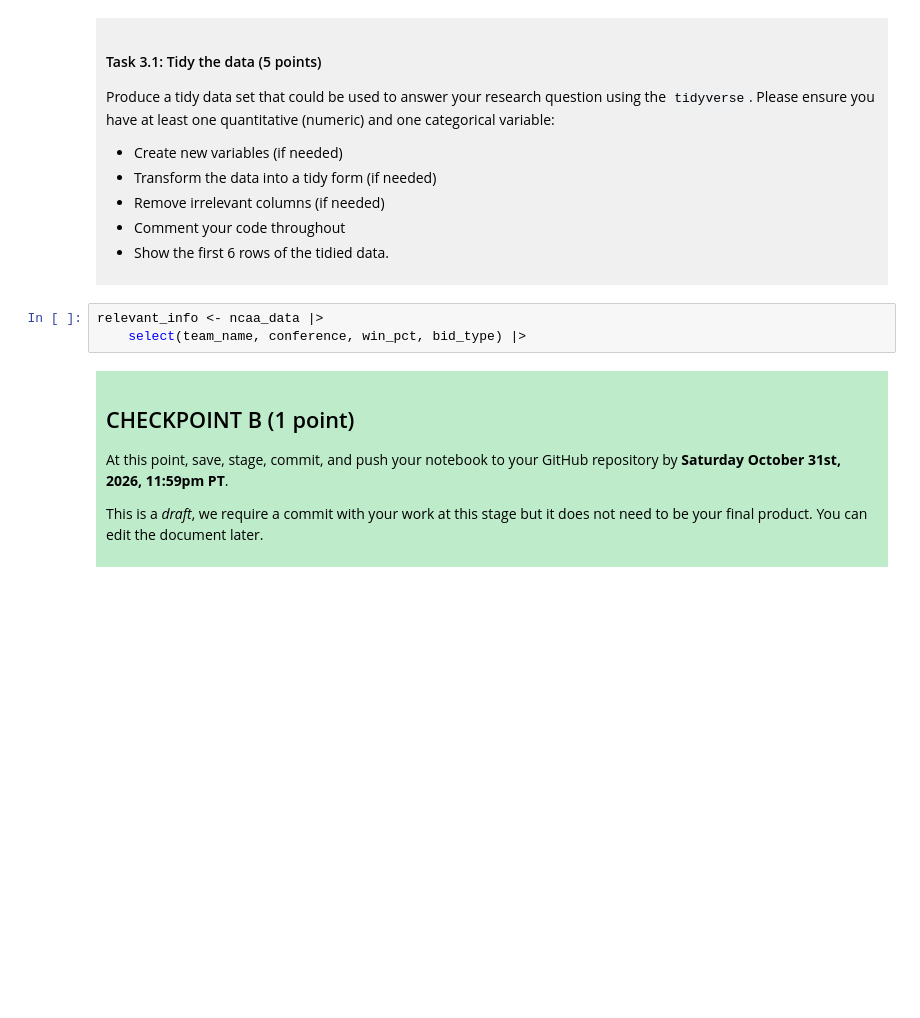
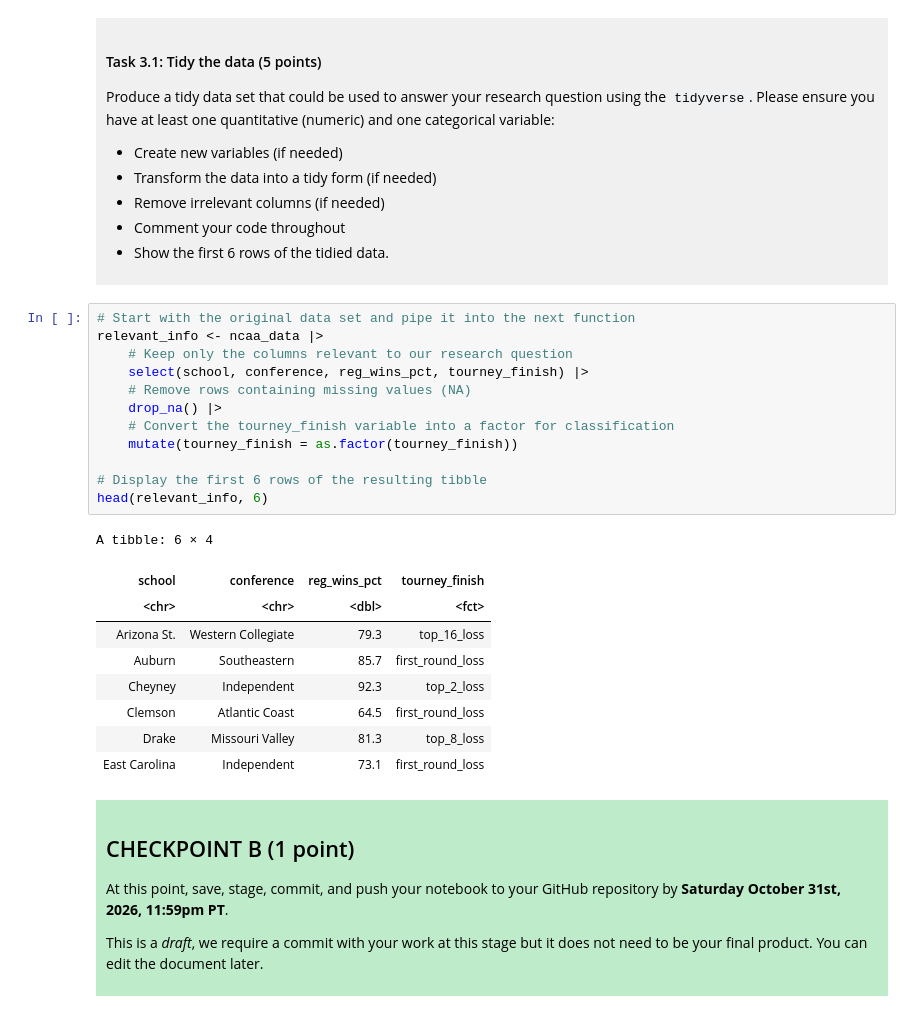
Before and after one commit to brandon-creator-gib/dsci-100-project-brandon-yan, a Jupyter notebook: dsci-100-project-notebook.ipynb, the cells around one changed output. Cells and saved outputs as stored; diff of their text form; blank space fills up the shorter version.

Commit message:
Completed Part 3: Tidy data and updated research question - correct

```diff
--- a/dsci-100-project-notebook.ipynb
+++ b/dsci-100-project-notebook.ipynb
@@ -209,8 +219,27 @@ Produce a tidy data set that could be used to answer your research question usin
 
 </div>
 # %%
+# Start with the original data set and pipe it into the next function
 relevant_info <- ncaa_data |>
-    select(team_name, conference, win_pct, bid_type) |>
+    # Keep only the columns relevant to our research question
+    select(school, conference, reg_wins_pct, tourney_finish) |>
+    # Remove rows containing missing values (NA)
+    drop_na() |>
+    # Convert the tourney_finish variable into a factor for classification
+    mutate(tourney_finish = as.factor(tourney_finish))
+
+# Display the first 6 rows of the resulting tibble
+head(relevant_info, 6)
+# %% [output]
+A tibble: 6 × 4
+| school | conference | reg_wins_pct | tourney_finish |
+| <chr> | <chr> | <dbl> | <fct> |
+| Arizona St. | Western Collegiate | 79.3 | top_16_loss |
+| Auburn | Southeastern | 85.7 | first_round_loss |
+| Cheyney | Independent | 92.3 | top_2_loss |
+| Clemson | Atlantic Coast | 64.5 | first_round_loss |
+| Drake | Missouri Valley | 81.3 | top_8_loss |
+| East Carolina | Independent | 73.1 | first_round_loss |
 # %% [markdown]
 <div style="background-color: #beebca; padding: 10px;">
 
```
Also changed, not shown: parts of 3 cells of this notebook.
